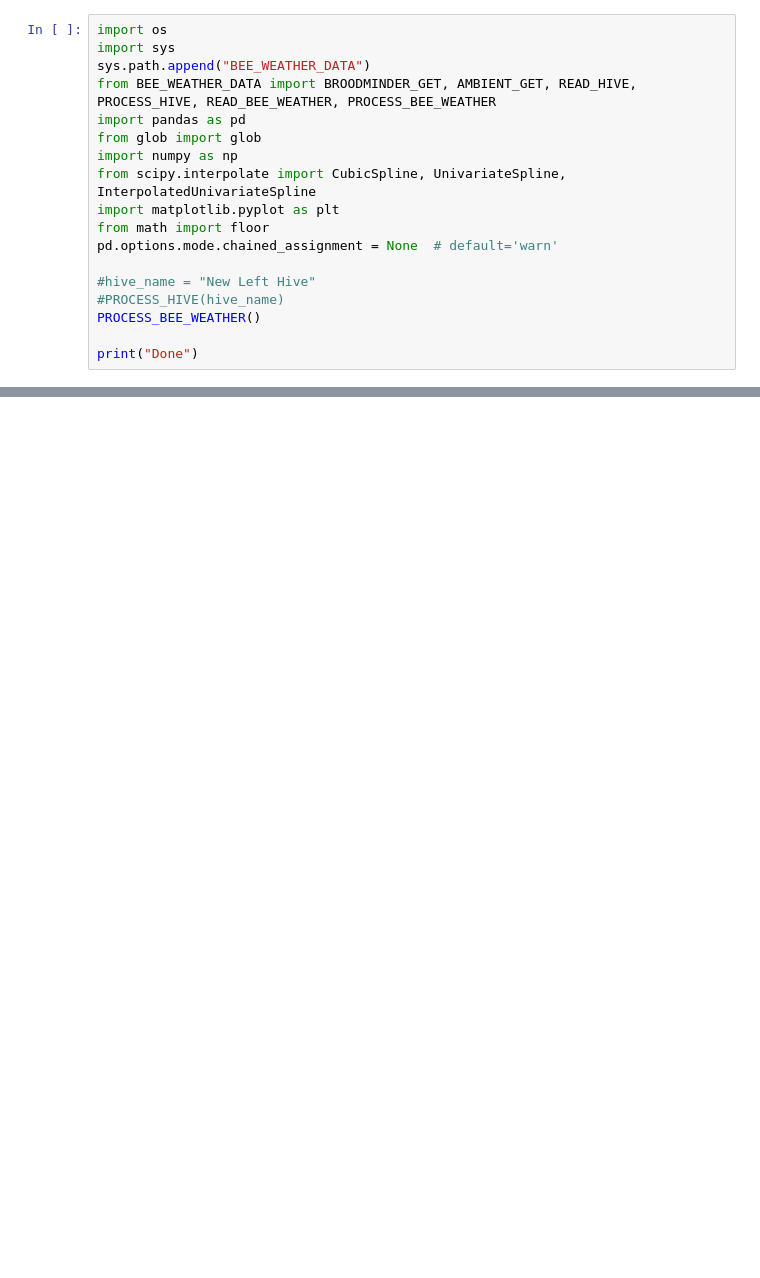
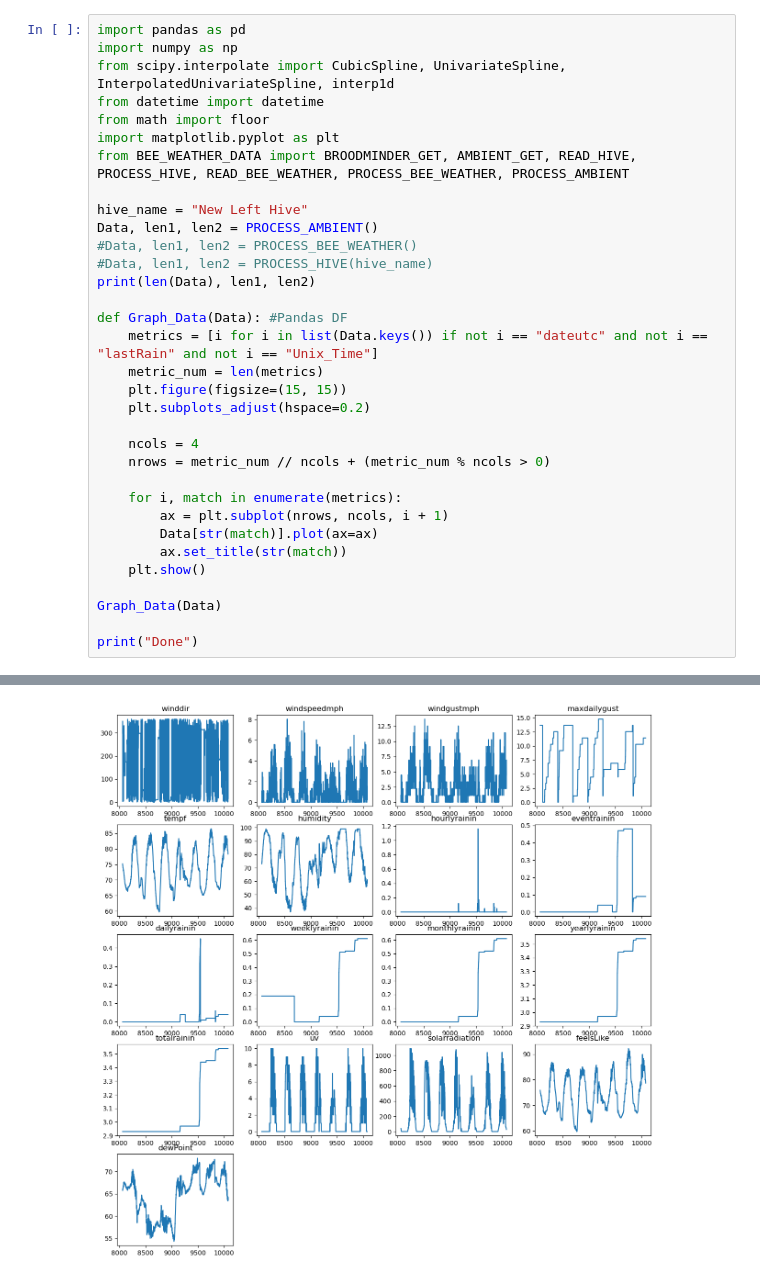
Before and after one commit to tiedyefreak22/Creative-Envy-Dashboard, a Jupyter notebook: Test.ipynb, the cells around one changed output, grey strips where cells are left out. Drawn from its saved outputs; the diff is of its cells as text; blank space fills up the shorter version.

```diff
--- a/Test.ipynb
+++ b/Test.ipynb
@@ -1,19 +1,34 @@
 # %%
-import os
-import sys
-sys.path.append("BEE_WEATHER_DATA")
-from BEE_WEATHER_DATA import BROODMINDER_GET, AMBIENT_GET, READ_HIVE, PROCESS_HIVE, READ_BEE_WEATHER, PROCESS_BEE_WEATHER
 import pandas as pd
-from glob import glob
 import numpy as np
-from scipy.interpolate import CubicSpline, UnivariateSpline, InterpolatedUnivariateSpline
+from scipy.interpolate import CubicSpline, UnivariateSpline, InterpolatedUnivariateSpline, interp1d
+from datetime import datetime
+from math import floor
 import matplotlib.pyplot as plt
-from math import floor
-pd.options.mode.chained_assignment = None  # default='warn'
+from BEE_WEATHER_DATA import BROODMINDER_GET, AMBIENT_GET, READ_HIVE, PROCESS_HIVE, READ_BEE_WEATHER, PROCESS_BEE_WEATHER, PROCESS_AMBIENT
 
-#hive_name = "New Left Hive"
-#PROCESS_HIVE(hive_name)
-PROCESS_BEE_WEATHER()
+hive_name = "New Left Hive"
+Data, len1, len2 = PROCESS_AMBIENT()
+#Data, len1, len2 = PROCESS_BEE_WEATHER()
+#Data, len1, len2 = PROCESS_HIVE(hive_name)
+print(len(Data), len1, len2)
+
+def Graph_Data(Data): #Pandas DF
+    metrics = [i for i in list(Data.keys()) if not i == "dateutc" and not i == "lastRain" and not i == "Unix_Time"]
+    metric_num = len(metrics)
+    plt.figure(figsize=(15, 15))
+    plt.subplots_adjust(hspace=0.2)
+
+    ncols = 4
+    nrows = metric_num // ncols + (metric_num % ncols > 0)
+
+    for i, match in enumerate(metrics):
+        ax = plt.subplot(nrows, ncols, i + 1)
+        Data[str(match)].plot(ax=ax)
+        ax.set_title(str(match))
+    plt.show()
+
+Graph_Data(Data)
 
 print("Done")
 # %% [output]
@@ -20,0 +36 @@ FileNotFoundError: [Errno 2] No such file or directory: 'Broodminder/KevBec Apia
+[figure, added]
```
Also changed, not shown: parts of 3 cells of this notebook, 3 other files.
